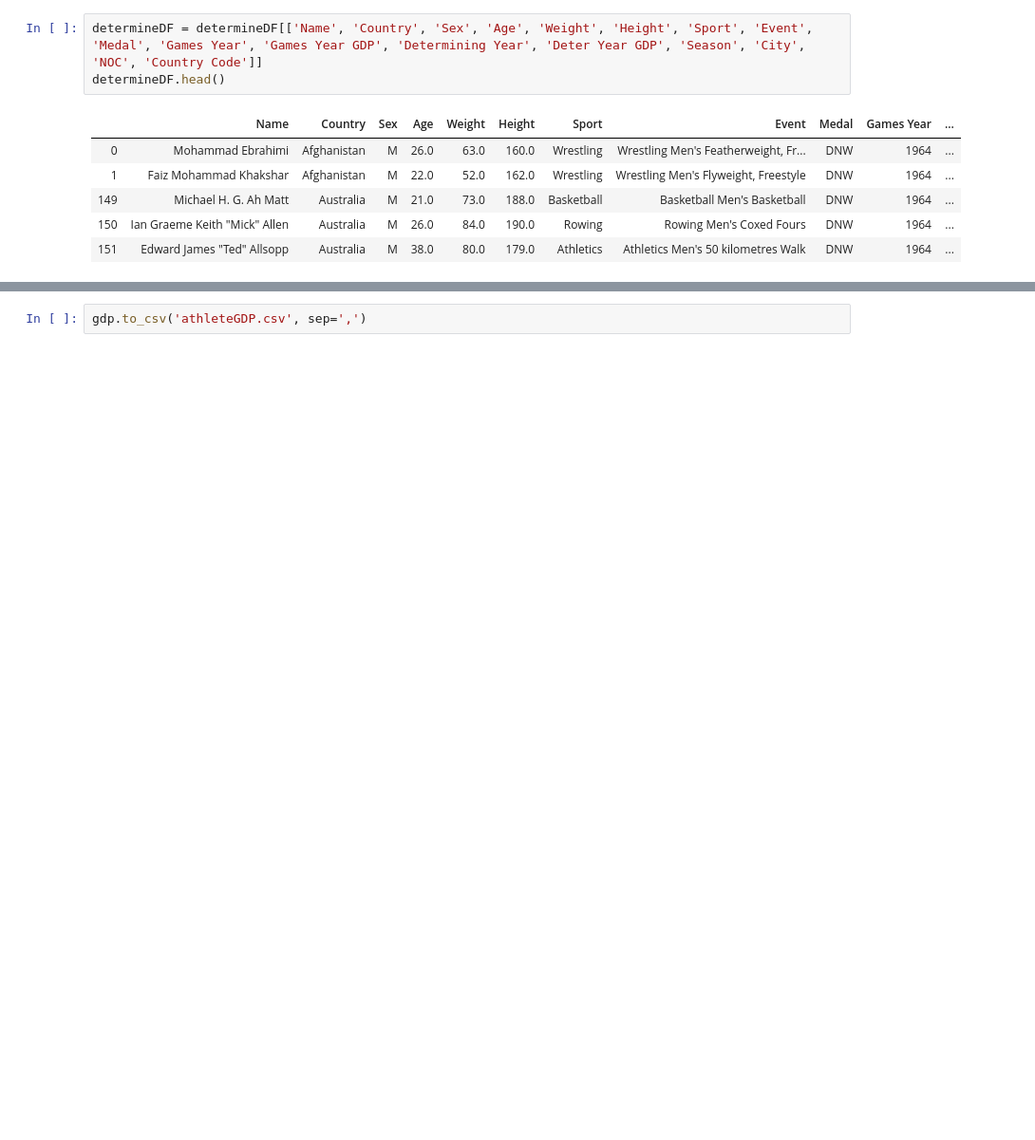
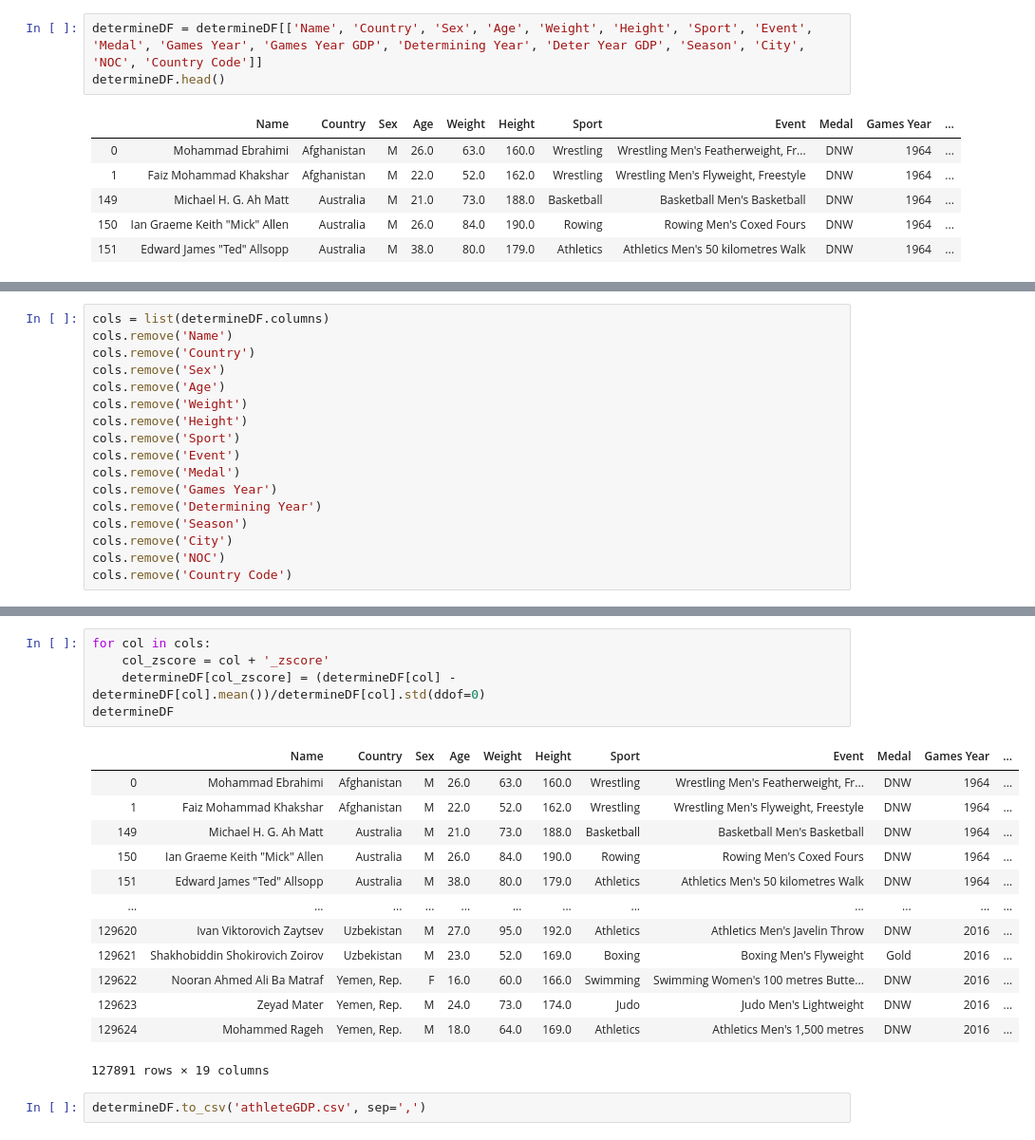
Before and after one commit to OMcPhillips/DataScienceInPracticeProject, a Jupyter notebook: GDP_athlete.ipynb, the cells around one changed output, grey strips where cells are left out. Shown at 95% size. Saved outputs shown, nothing was run; the diff lists cells and outputs as text; blank space fills up the shorter version.

```diff
--- a/GDP_athlete.ipynb
+++ b/GDP_athlete.ipynb
@@ -257,0 +267,17 @@ determineDF.head()
+# %%
+cols = list(determineDF.columns)
+cols.remove('Name')
+cols.remove('Country')
+cols.remove('Sex')
+cols.remove('Age')
+cols.remove('Weight')
+cols.remove('Height')
+cols.remove('Sport')
+cols.remove('Event')
+cols.remove('Medal')
+cols.remove('Games Year')
+cols.remove('Determining Year')
+cols.remove('Season')
+cols.remove('City')
+cols.remove('NOC')
+cols.remove('Country Code')
@@ -258,2 +300,21 @@ determineDF.head()
+# %%
+for col in cols:
+    col_zscore = col + '_zscore'
+    determineDF[col_zscore] = (determineDF[col] - determineDF[col].mean())/determineDF[col].std(ddof=0)
+determineDF
+# %% [output]
+|  | Name | Country | Sex | Age | Weight | Height | Sport | Event | Medal | Games Year | ... |
+| 0 | Mohammad Ebrahimi | Afghanistan | M | 26.0 | 63.0 | 160.0 | Wrestling | Wrestling Men's Featherweight, Fr... | DNW | 1964 | ... |
+| 1 | Faiz Mohammad Khakshar | Afghanistan | M | 22.0 | 52.0 | 162.0 | Wrestling | Wrestling Men's Flyweight, Freestyle | DNW | 1964 | ... |
+| 149 | Michael H. G. Ah Matt | Australia | M | 21.0 | 73.0 | 188.0 | Basketball | Basketball Men's Basketball | DNW | 1964 | ... |
+| 150 | Ian Graeme Keith "Mick" Allen | Australia | M | 26.0 | 84.0 | 190.0 | Rowing | Rowing Men's Coxed Fours | DNW | 1964 | ... |
+| 151 | Edward James "Ted" Allsopp | Australia | M | 38.0 | 80.0 | 179.0 | Athletics | Athletics Men's 50 kilometres Walk | DNW | 1964 | ... |
+| ... | ... | ... | ... | ... | ... | ... | ... | ... | ... | ... | ... |
+| 129620 | Ivan Viktorovich Zaytsev | Uzbekistan | M | 27.0 | 95.0 | 192.0 | Athletics | Athletics Men's Javelin Throw | DNW | 2016 | ... |
+| 129621 | Shakhobiddin Shokirovich Zoirov | Uzbekistan | M | 23.0 | 52.0 | 169.0 | Boxing | Boxing Men's Flyweight | Gold | 2016 | ... |
+| 129622 | Nooran Ahmed Ali Ba Matraf | Yemen, Rep. | F | 16.0 | 60.0 | 166.0 | Swimming | Swimming Women's 100 metres Butte... | DNW | 2016 | ... |
+| 129623 | Zeyad Mater | Yemen, Rep. | M | 24.0 | 73.0 | 174.0 | Judo | Judo Men's Lightweight | DNW | 2016 | ... |
+| 129624 | Mohammed Rageh | Yemen, Rep. | M | 18.0 | 64.0 | 169.0 | Athletics | Athletics Men's 1,500 metres | DNW | 2016 | ... |
+127891 rows × 19 columns
 # %%
-gdp.to_csv('athleteGDP.csv', sep=',')
+determineDF.to_csv('athleteGDP.csv', sep=',')
```
Also changed, not shown: parts of 5 cells of this notebook.
